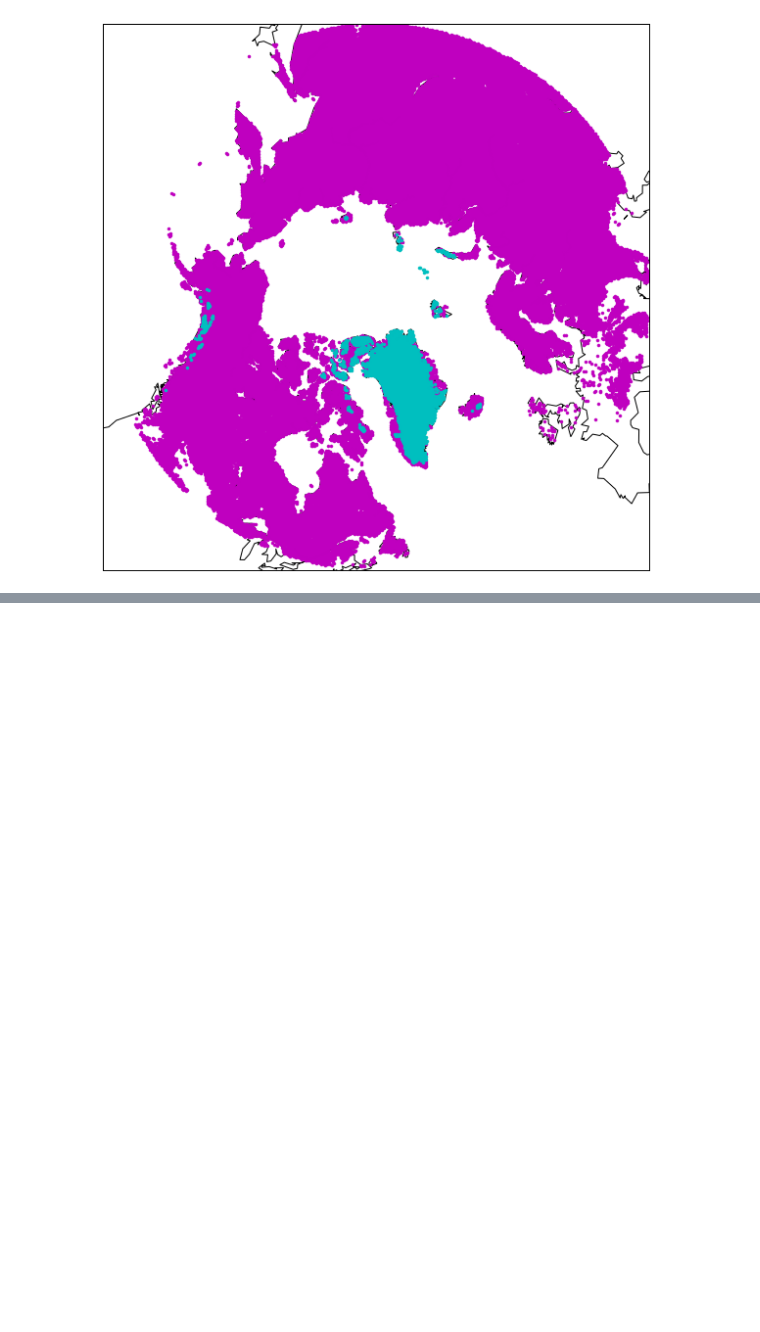
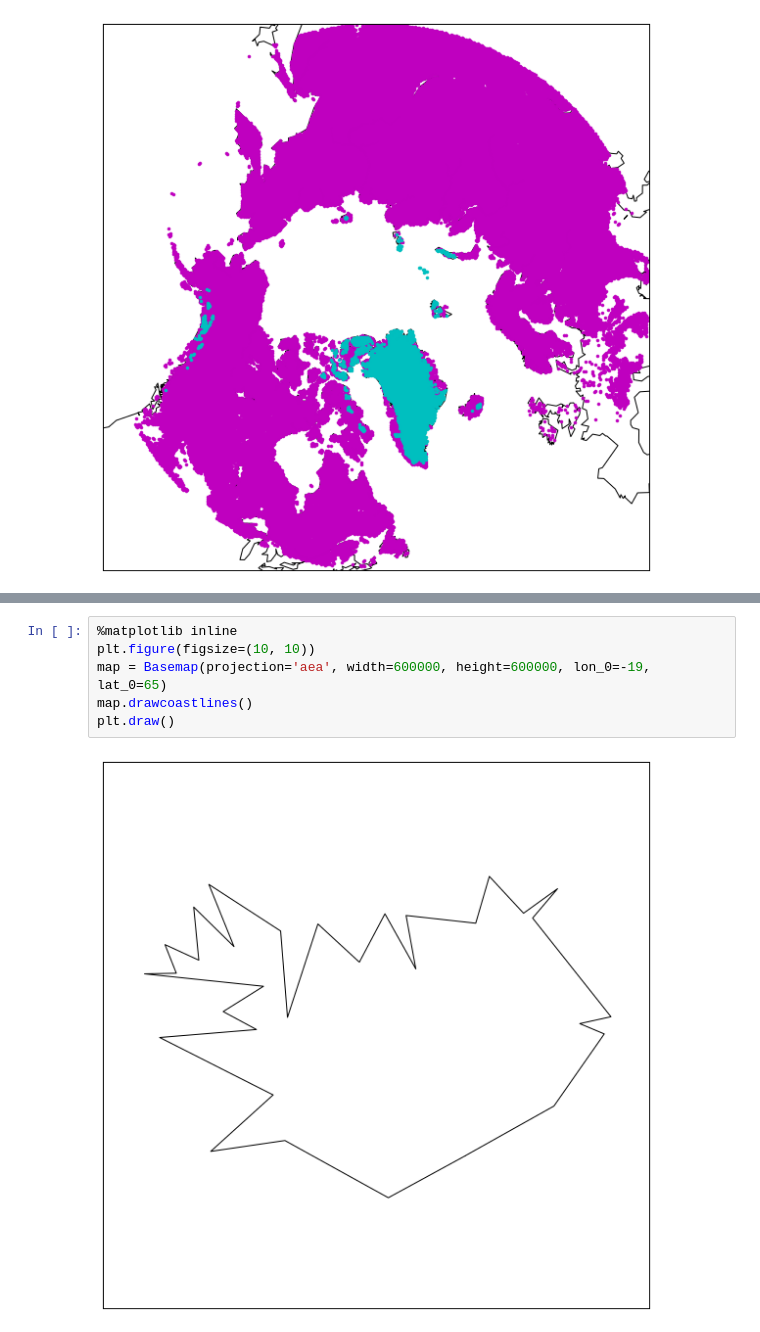
Before and after one commit to p-madden/sea-2016-tutorial, a Jupyter notebook: module-2.ipynb, the cells around one changed output, grey strips where cells are left out. Drawn from its saved outputs; the diff is of its cells as text; blank space fills up the shorter version.

```diff
--- a/module-2.ipynb
+++ b/module-2.ipynb
@@ -405,0 +414,8 @@ plt.draw()
+# %%
+%matplotlib inline
+plt.figure(figsize=(10, 10))
+map = Basemap(projection='aea', width=600000, height=600000, lon_0=-19, lat_0=65)
+map.drawcoastlines()
+plt.draw()
+# %% [output]
+[figure, added]
```
Also changed, not shown: parts of 2 cells of this notebook.
